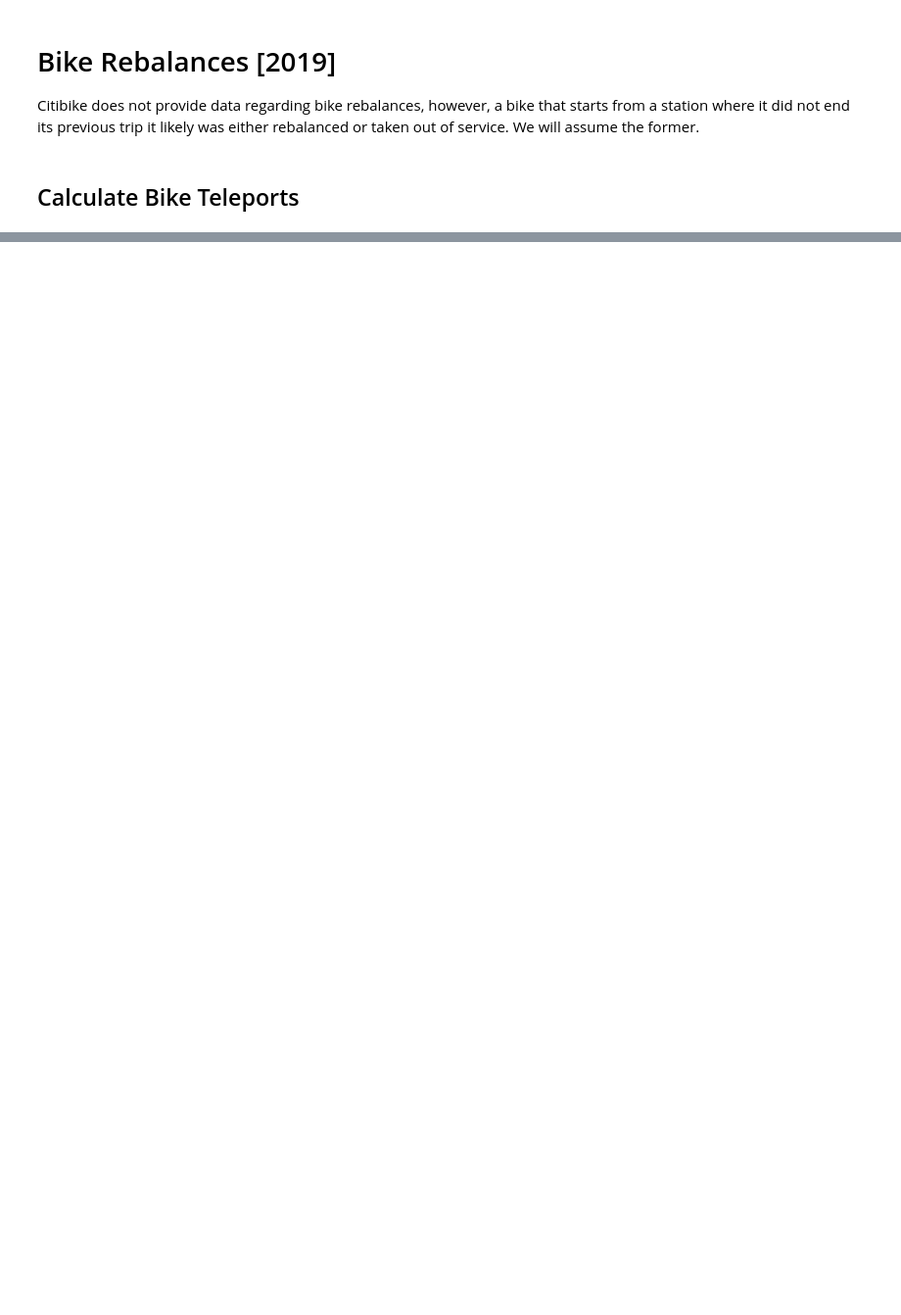
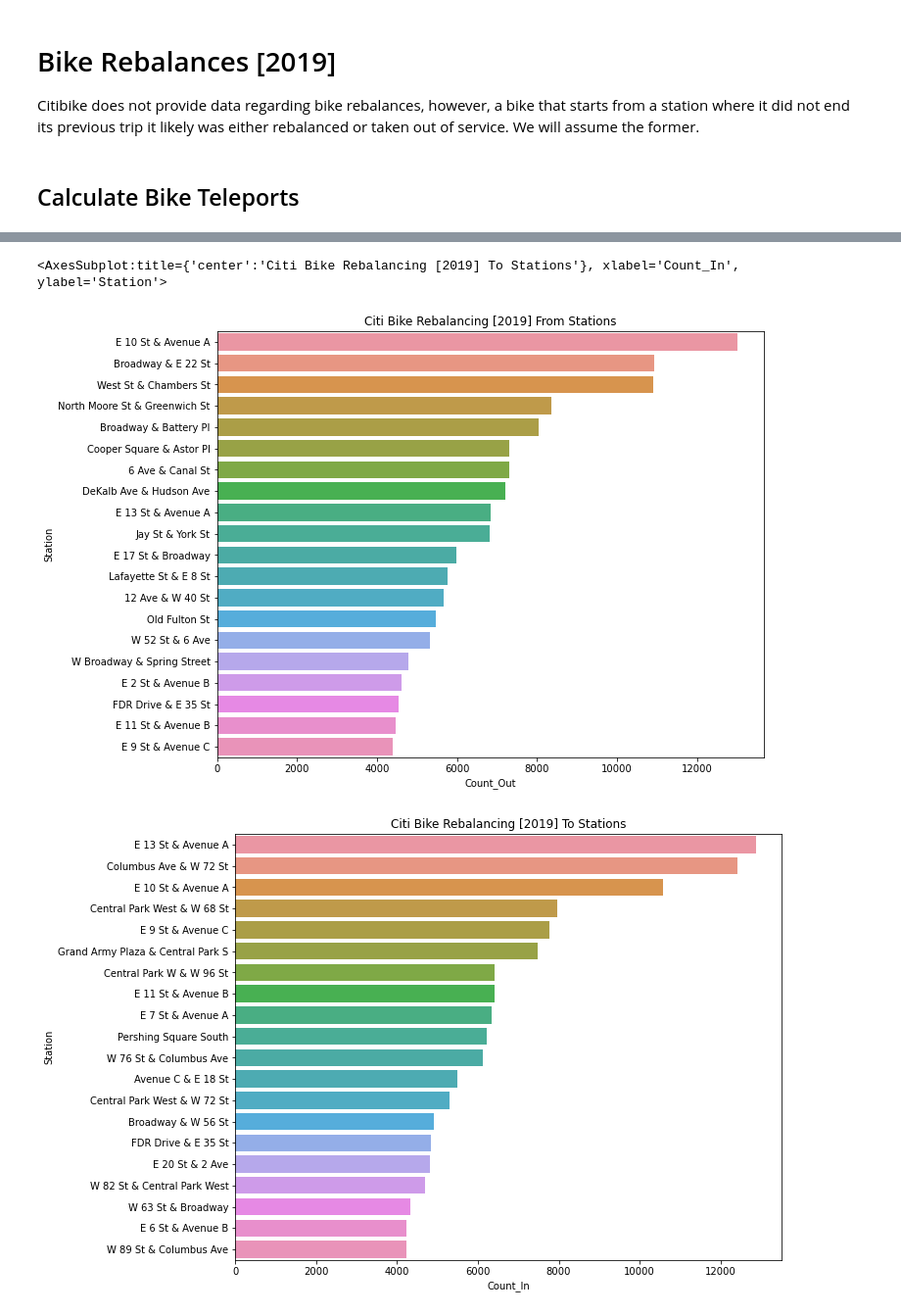
Before and after one commit to rishigoutam/citibike, a Jupyter notebook: rebalances.ipynb, the cells around one changed output, grey strips where cells are left out. Shown at 98% size. Drawn from its saved outputs; the diff is of its cells as text; code cells hidden in the pictures; blank space fills up the shorter version.

Commit message:
Revert "format rebalances.ipynb"
This reverts commit 37fc811a5c6336e301ed34ddce3ecba17109ea24.

```diff
--- a/rebalances.ipynb
+++ b/rebalances.ipynb
@@ -117,16 +96,7 @@ rides.head(10)
 # %%
-# filter for rebalances - bikeid = same, different stop and start stations
-rebal = rides[
-    [
-        "bikeid1",
-        "stoptime",
-        "endstationid",
-        "endstationname",
-        "starttime",
-        "startstationid",
-        "startstationname",
-    ]
-].loc[(rides.bikeid1 == rides.bikeid2) & (rides.startstationid != rides.endstationid)]
+#filter for rebalances - bikeid = same, different stop and start stations
+rebal = rides[['bikeid1','stoptime','endstationid','endstationname','starttime','startstationid','startstationname']]\
+        .loc[(rides.bikeid1==rides.bikeid2) & (rides.startstationid != rides.endstationid)]
 
 rebal.reset_index(drop=True, inplace=True)
 
@@ -138,23 +119,17 @@ print("The ratio of rebalances to rides in 2019 is: ", rebal.shape[0] / rides.sh
 # %%
-# plot top20 rebalances
-rebalout = (
-    rebal["endstationname"]
-    .value_counts()
-    .reset_index()
-    .rename(columns={"index": "Station", "endstationname": "Count_Out"})[:20]
-)
-rebalin = (
-    rebal["startstationname"]
-    .value_counts()
-    .reset_index()
-    .rename(columns={"index": "Station", "startstationname": "Count_In"})[:20]
-)
+#plot top20 rebalances
+rebalout = rebal['endstationname'].value_counts().reset_index().rename(columns={'index':'Station','endstationname':'Count_Out'})[:20]
+rebalin = rebal['startstationname'].value_counts().reset_index().rename(columns={'index':'Station','startstationname':'Count_In'})[:20]
 
-plt.figure(figsize=(10, 8))
-plt.title("Citi Bike Rebalancing [2019] From Stations")
-sns.barplot(y=rebalout.Station, x=rebalout.Count_Out, orient="h")
+plt.figure(figsize=(10,8))
+plt.title('Citi Bike Rebalancing [2019] From Stations')
+sns.barplot(y=rebalout.Station, x=rebalout.Count_Out, orient='h')
 
-plt.figure(figsize=(10, 8))
-plt.title("Citi Bike Rebalancing [2019] To Stations")
-sns.barplot(y=rebalin.Station, x=rebalin.Count_In, orient="h")
+plt.figure(figsize=(10,8))
+plt.title('Citi Bike Rebalancing [2019] To Stations')
+sns.barplot(y=rebalin.Station, x=rebalin.Count_In, orient='h')
+# %% [output]
+<AxesSubplot:title={'center':'Citi Bike Rebalancing [2019] To Stations'}, xlabel='Count_In', ylabel='Station'>
+[figure, added]
+[figure, added]
 # %%
```
Also changed, not shown: parts of 12 cells of this notebook.
